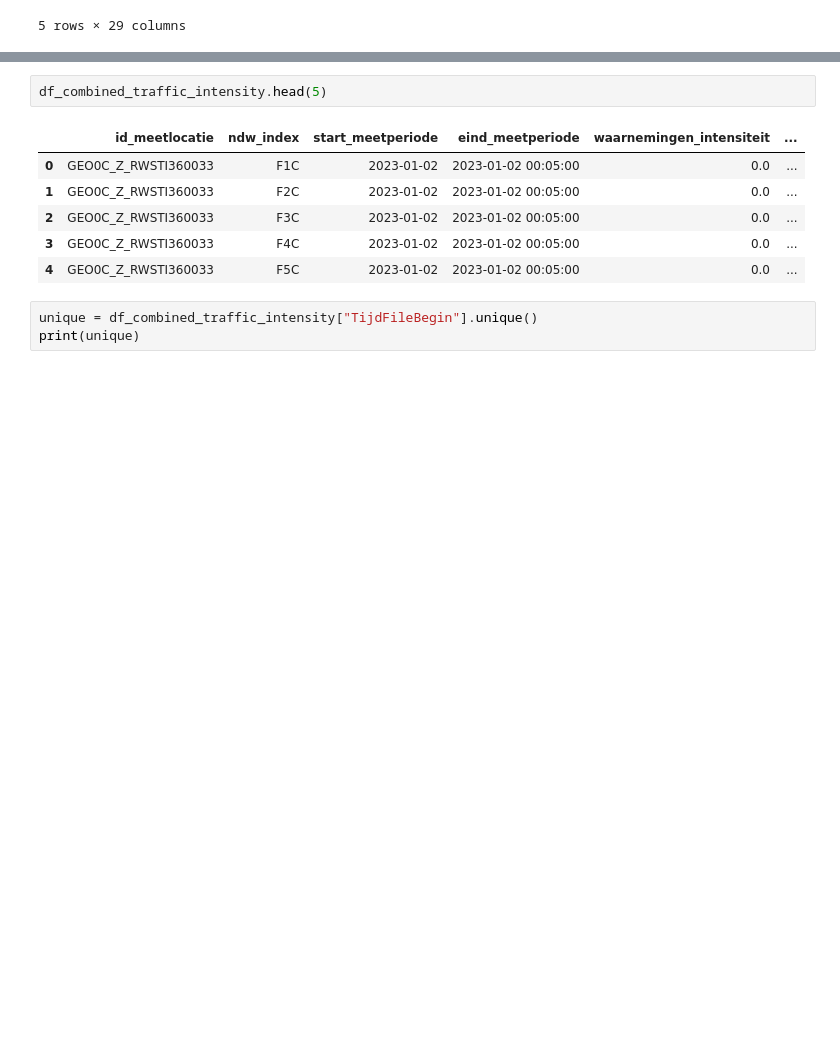
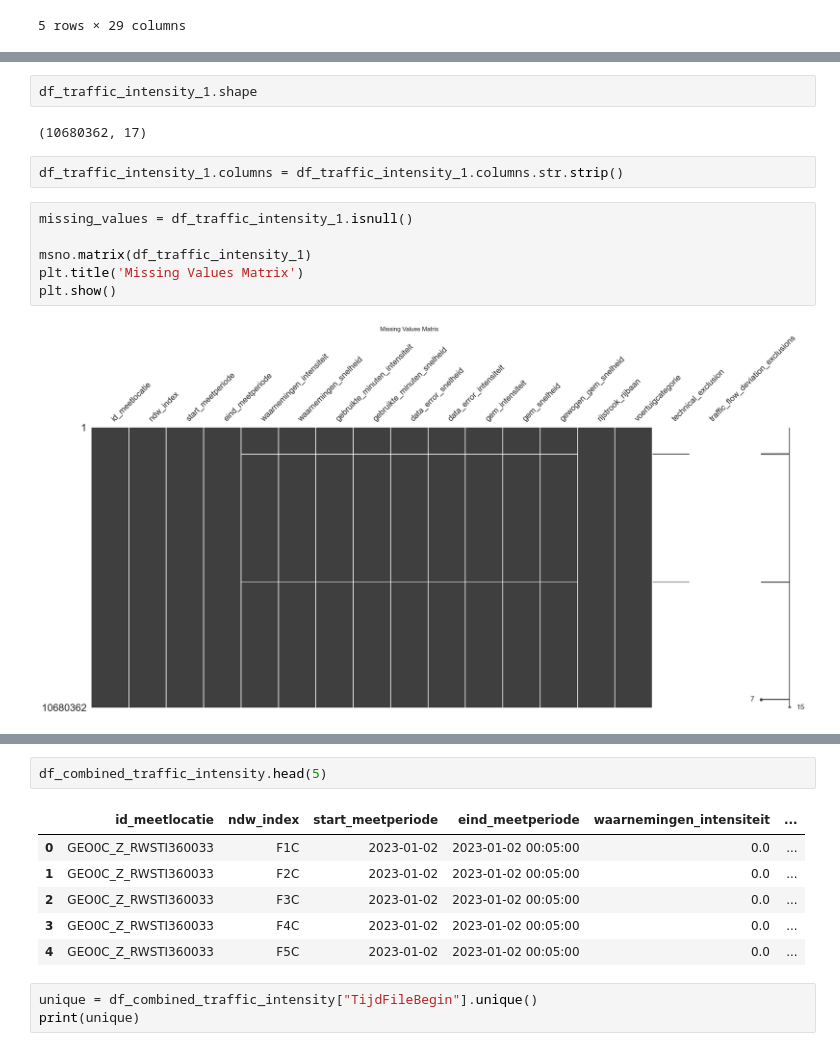
Before and after one commit to EVVISION/Notebook, a Jupyter notebook: Notebook_traffic_0.2.ipynb, the cells around one changed output, grey strips where cells are left out. Saved outputs shown, nothing was run; the diff lists cells and outputs as text; blank space fills up the shorter version.

```diff
--- a/Notebook_traffic_0.2.ipynb
+++ b/Notebook_traffic_0.2.ipynb
@@ -1203,0 +1233,14 @@ combined_filtered_df.head()
+# %%
+df_traffic_intensity_1.shape
+# %% [output]
+(10680362, 17)
+# %%
+df_traffic_intensity_1.columns = df_traffic_intensity_1.columns.str.strip()
+# %%
+missing_values = df_traffic_intensity_1.isnull()
+
+msno.matrix(df_traffic_intensity_1)
+plt.title('Missing Values Matrix')
+plt.show()
+# %% [output]
+[figure, added]
```
Also changed, not shown: parts of 9 cells of this notebook.
